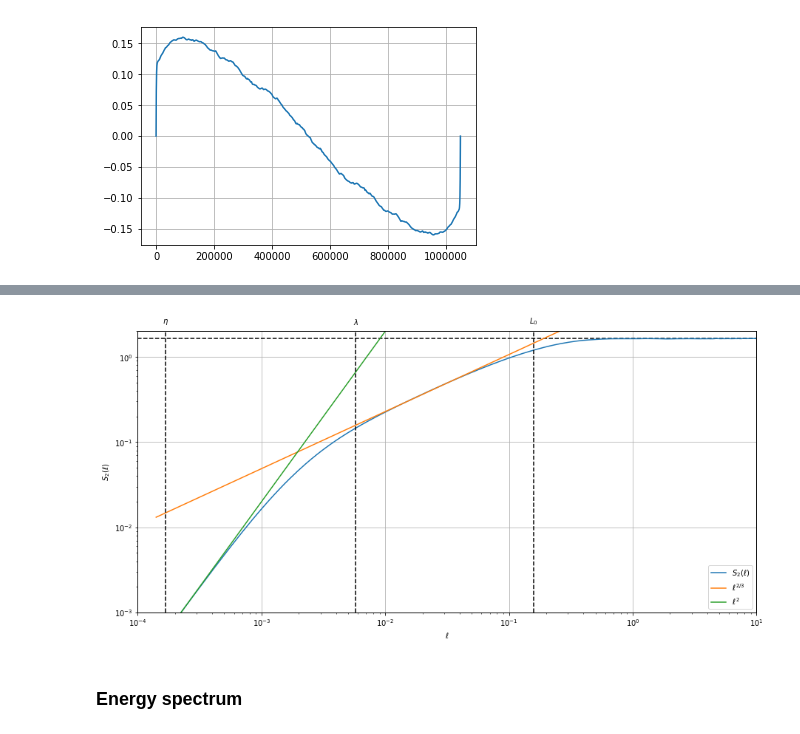
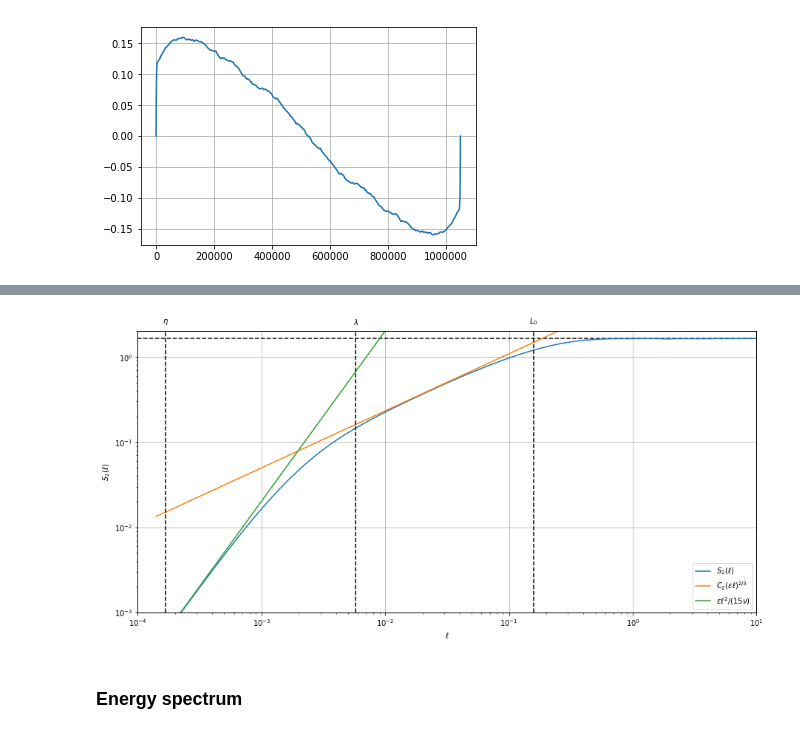
Before and after one commit to cbherbert/hotwire, a Jupyter notebook: hotwire-solution.ipynb, the cells around one changed output, grey strips where cells are left out. Cells and saved outputs as stored; diff of their text form; code cells hidden in the pictures.

```diff
--- a/hotwire-solution.ipynb
+++ b/hotwire-solution.ipynb
@@ -222,17 +222,17 @@ def annotate_axis_scales(ax, etaK, lambdaT, L0, **kwargs):
 # %%
 size = 400000
 _ = plt.figure(figsize=(15, 7))
 ax = plt.axes(xlabel=r"$\ell$", ylabel=r"$S_2(\ell)$", xlim=(1e-4, 10), ylim=(0.001, 2.))
 ax.grid(True)
 ax.axhline(y=2*sigma**2, color='black', ls='dashed')
 ell = np.arange(1, size)*dx
 ax.loglog(ell, 2*sigma**2*(1.-autocorrelkmean[1:size]/autocorrelkmean[0]), label=r'$S_2(\ell)$')
-ax.loglog(ell, 5*ell**0.67, label=r'$\ell^{2/3}$')
-ax.loglog(ell, 20000*ell**2, label=r'$\ell^2$')
+ax.loglog(ell, 1.8*(epsilon*ell)**0.67, label=r'$C_2(\epsilon \ell)^{2/3}$')
+ax.loglog(ell, epsilon*ell**2/(15*nu_air), label=r'$\epsilon \ell^2/(15\nu)$')
 ax.legend()
 _ = annotate_axis_scales(ax, etaKolmogorov, lambdaTaylor, L0)
 # %% [output]
-[figure, old version]
+[figure, new version]
 # %% [markdown]
 ### Energy spectrum
 # %%
```
Also changed, not shown: parts of 9 cells of this notebook.
